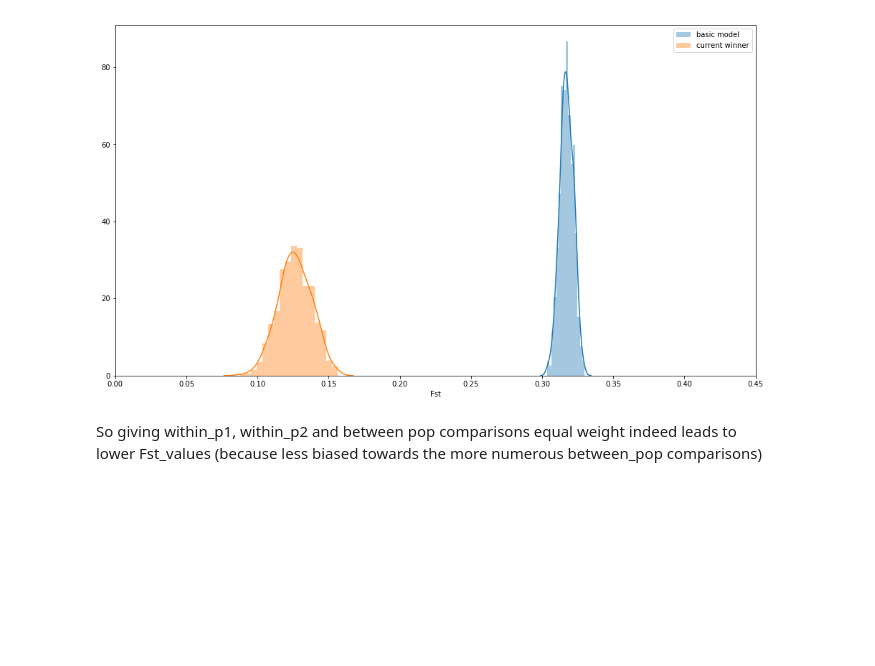
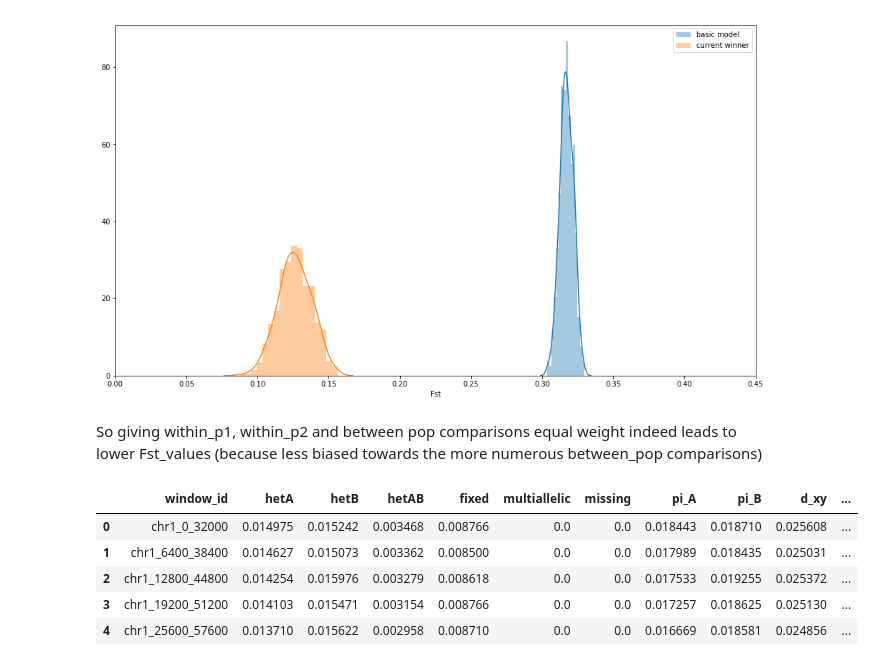
Before and after one commit to DRL/SMBE-SGE-2019, a Jupyter notebook: Session_2/Fst_short_chuncks/Fst_istogram.ipynb, the cells around one changed output. Cells and saved outputs as stored; diff of their text form; code cells hidden in the pictures; blank space fills up the shorter version.

```diff
--- a/Session_2/Fst_short_chuncks/Fst_istogram.ipynb
+++ b/Session_2/Fst_short_chuncks/Fst_istogram.ipynb
@@ -42,3 +43,15 @@ ax.set_xlim((0, 0.45))
 [figure]
 # %% [markdown]
 So giving within_p1, within_p2 and between pop comparisons equal weight indeed leads to lower Fst_values (because less biased towards the more numerous between_pop comparisons)
+# %%
+#Fst values from blocktools for same parameter settings but sequences of 3.2Mb
+basic_model_blocks = pd.read_csv('basic.window.variant.tsv', sep='\t')
+current_winner_blocks = pd.read_csv('winner.window.variant.tsv', sep='\t')
+current_winner_blocks.head()
+# %% [output]
+|  | window_id | hetA | hetB | hetAB | fixed | multiallelic | missing | pi_A | pi_B | d_xy | ... |
+| 0 | chr1_0_32000 | 0.014975 | 0.015242 | 0.003468 | 0.008766 | 0.0 | 0.0 | 0.018443 | 0.018710 | 0.025608 | ... |
+| 1 | chr1_6400_38400 | 0.014627 | 0.015073 | 0.003362 | 0.008500 | 0.0 | 0.0 | 0.017989 | 0.018435 | 0.025031 | ... |
+| 2 | chr1_12800_44800 | 0.014254 | 0.015976 | 0.003279 | 0.008618 | 0.0 | 0.0 | 0.017533 | 0.019255 | 0.025372 | ... |
+| 3 | chr1_19200_51200 | 0.014103 | 0.015471 | 0.003154 | 0.008766 | 0.0 | 0.0 | 0.017257 | 0.018625 | 0.025130 | ... |
+| 4 | chr1_25600_57600 | 0.013710 | 0.015622 | 0.002958 | 0.008710 | 0.0 | 0.0 | 0.016669 | 0.018581 | 0.024856 | ... |
```
Also changed, not shown: parts of 6 cells of this notebook, 6 other files.
